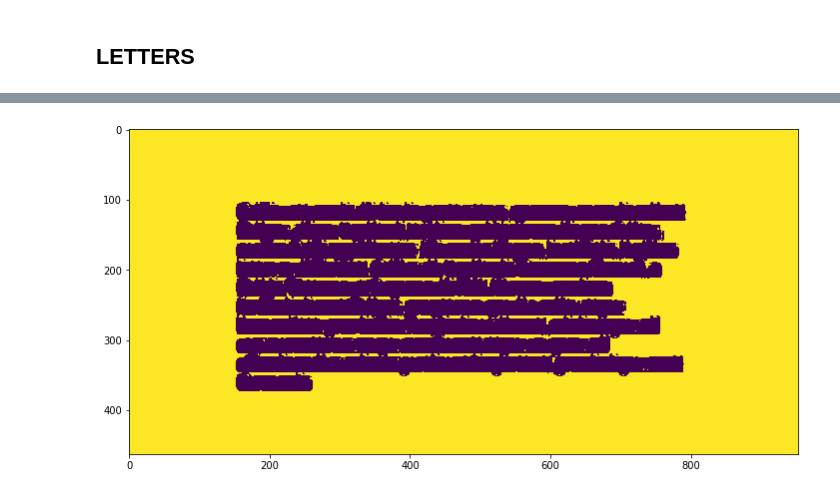
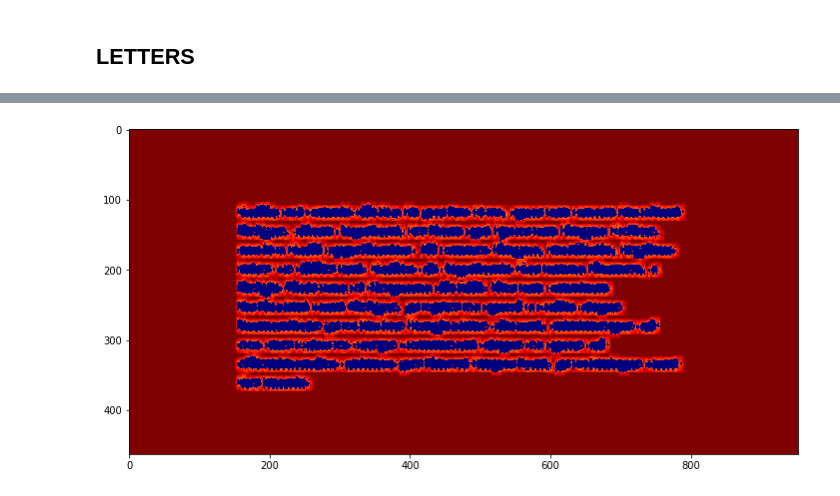
Before and after one commit to jasieksz/mownit, a Jupyter notebook: lab9/lab9_fft.ipynb, the cells around one changed output, grey strips where cells are left out. Cells and saved outputs as stored; diff of their text form; code cells hidden in the pictures.

```diff
--- a/lab9/lab9_fft.ipynb
+++ b/lab9/lab9_fft.ipynb
@@ -17,7 +19,10 @@ showImage(image)
 # %%
-def showImage(image):
-    plt.figure(figsize = (12,12))
-    plt.imshow(image, cmap='cm.jet.blue')
+def showImage(image, size, cmap):
+    plt.figure(figsize = (size, size))
+    if cmap != '':
+        plt.imshow(image, cmap=cmap)
+    else:
+        plt.imshow(image)
     plt.show()
 # %%
 def getCorrelation(im, pat):
@@ -31,5 +39,6 @@ def getCorrelation(im, pat):
 # %%
 def proccesCorrelation(cor, d):
+    count = 0
     m = np.amax(cor) * d
     for row in range(cor.shape[0]):
         for col in range(cor.shape[1]):
@@ -60,6 +89,6 @@ ValueError: Colormap cm.jet.blue is not recognized. Possible values are: Accent,
 # %%
 c = getCorrelation(image2, pattern2)
-pc = proccesCorrelation(c, 0.95)
-showImage(pc)
+pc = proccesCorrelation(c, 0.8)
+showImage(pc, 12, 'jet')
 # %% [output]
-[figure, old version]
+[figure, new version]
```
Also changed, not shown: parts of 8 cells of this notebook, 1 other file.
